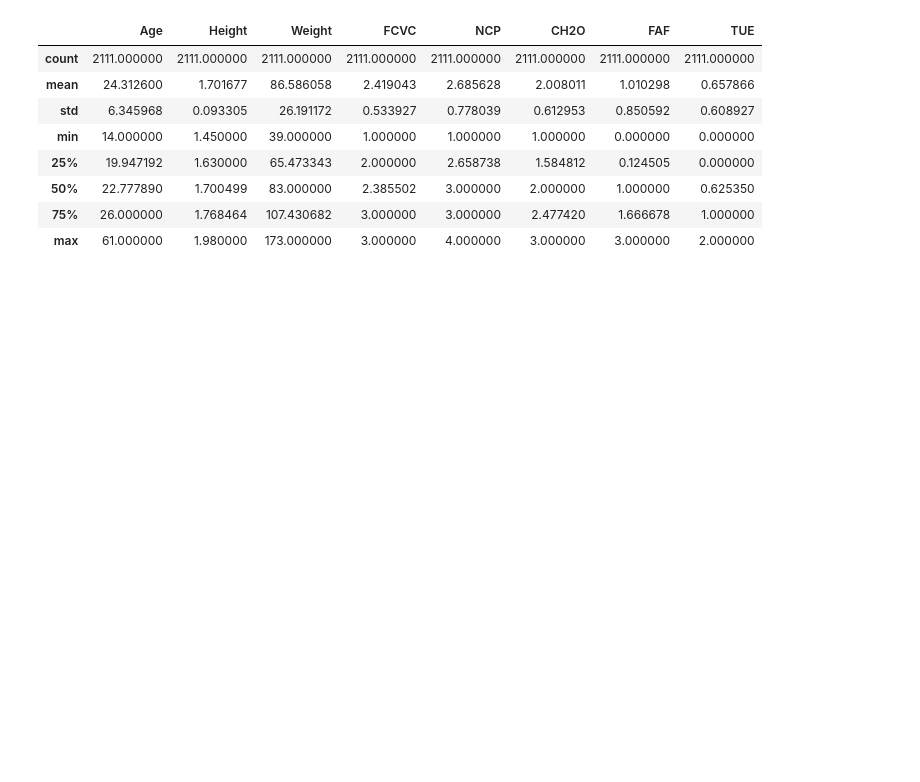
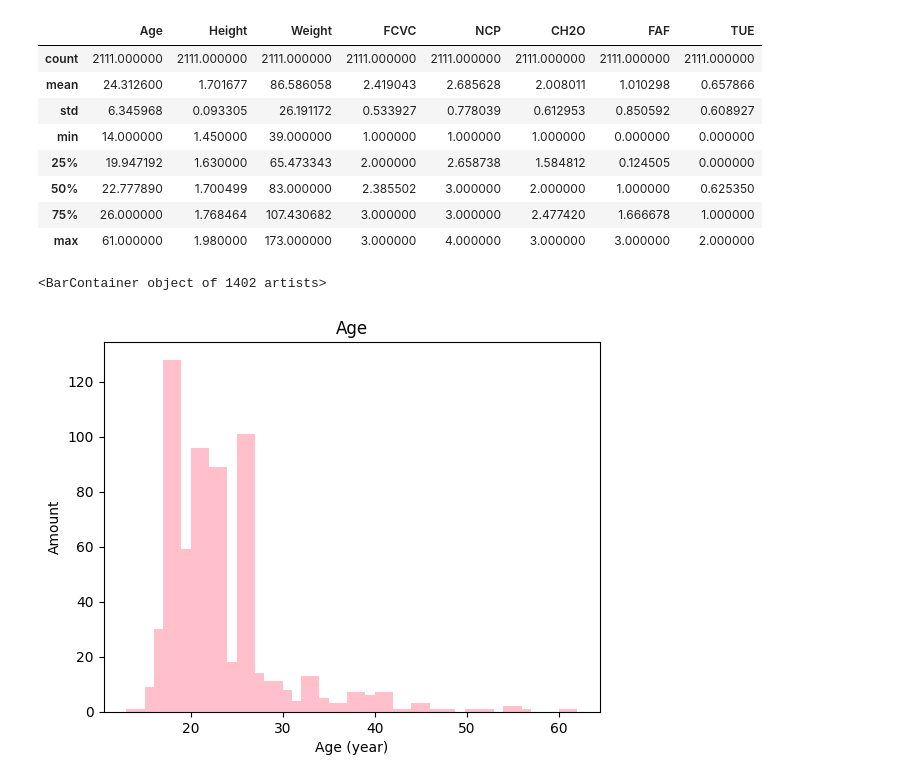
Before and after one commit to 2pleum/mini-project-Data-Analytics, a Jupyter notebook: code/Obesity_Levels_Data_Analytics.ipynb, the cells around one changed output. Drawn from its saved outputs; the diff is of its cells as text; code cells hidden in the pictures; blank space fills up the shorter version.

Commit message:
plot graph

```diff
--- a/code/Obesity_Levels_Data_Analytics.ipynb
+++ b/code/Obesity_Levels_Data_Analytics.ipynb
@@ -3,7 +3,7 @@ import pandas as pd
 import numpy as np
 from matplotlib import pyplot as plt
 # %%
-df = pd.read_csv('/Users/2pleum/uni/204203/Project/data/ObesityDataSet_raw_and_data_sinthetic.csv')
+df = pd.read_csv('/Users/2pleum/uni/204203/mini-project-Data-Analytics/data/ObesityDataSet_raw_and_data_sinthetic.csv')
 # %%
 df.head(20)
 # %% [output]
@@ -72,3 +72,13 @@ df.describe()
 | 50% | 22.777890 | 1.700499 | 83.000000 | 2.385502 | 3.000000 | 2.000000 | 1.000000 | 0.625350 |
 | 75% | 26.000000 | 1.768464 | 107.430682 | 3.000000 | 3.000000 | 2.477420 | 1.666678 | 1.000000 |
 | max | 61.000000 | 1.980000 | 173.000000 | 3.000000 | 4.000000 | 3.000000 | 3.000000 | 2.000000 |
+# %%
+age = df.Age.value_counts().sort_index().index
+age_count = df.Age.value_counts().sort_index().values
+plt.title("Age")
+plt.xlabel('Age (year)')
+plt.ylabel('Amount')
+plt.bar(age, age_count, width=2, color="pink")
+# %% [output]
+<BarContainer object of 1402 artists>
+[figure, added]
```
Also changed, not shown: 1 other file.
